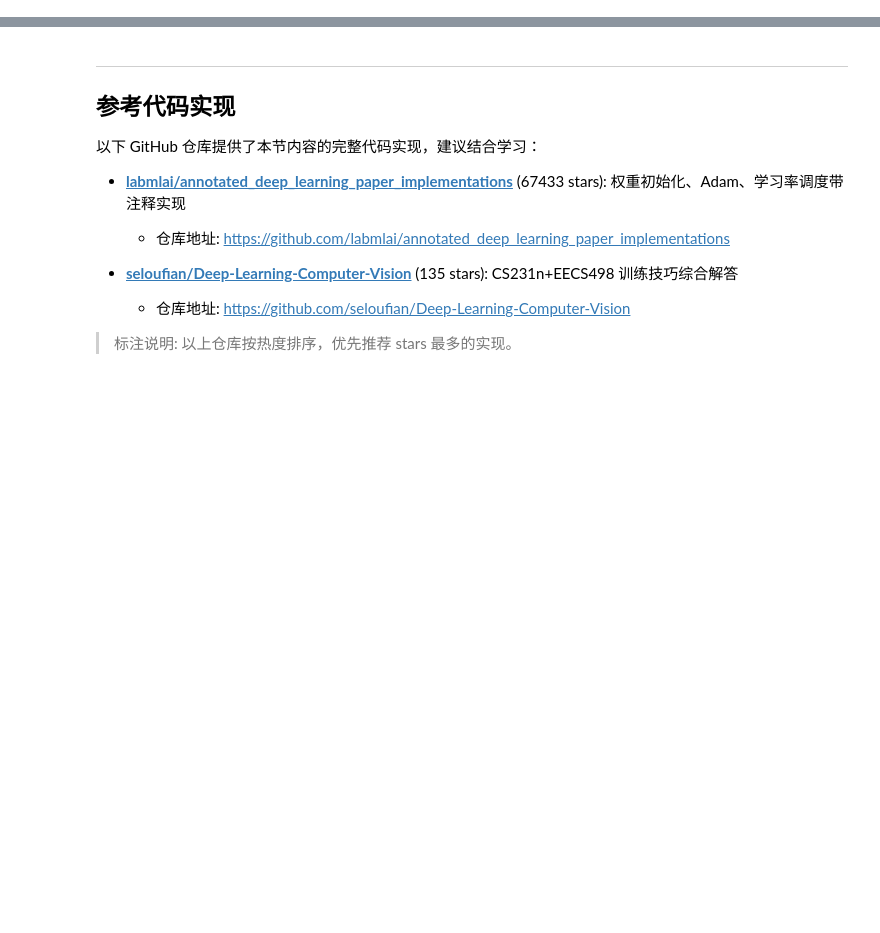
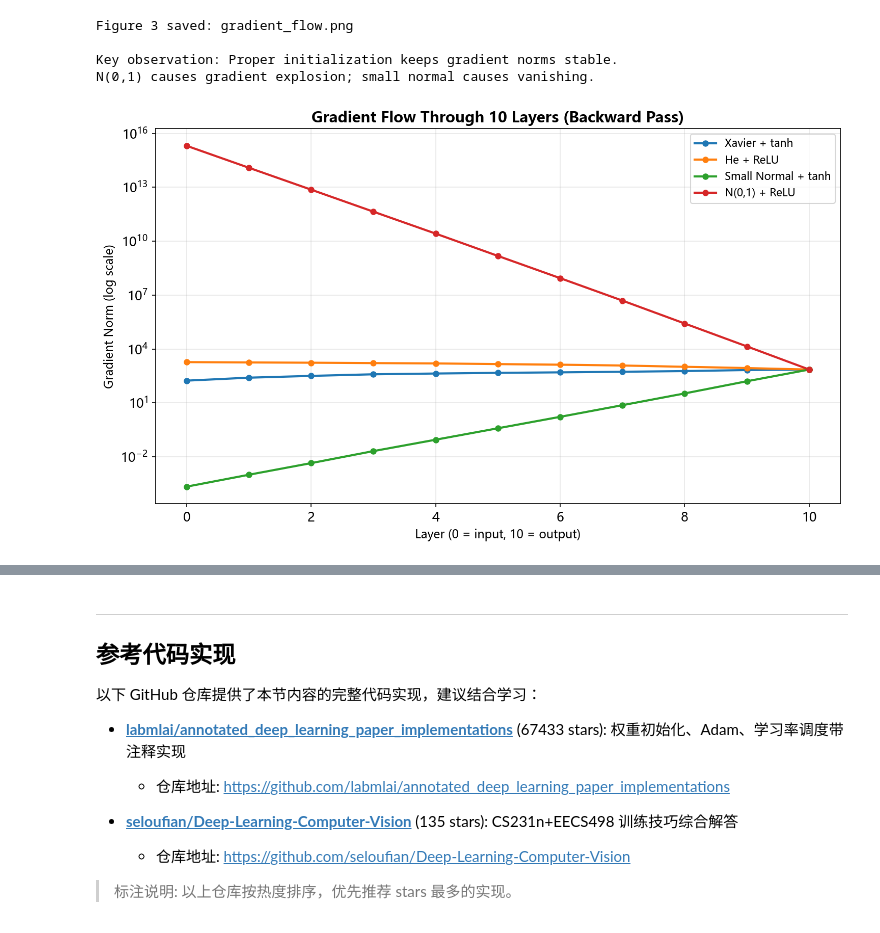
Before and after one commit to ZOUMDA28/-CS231n-, a Jupyter notebook: notebooks/part2-cnn-vision/lecture-07-training-nn/practice.ipynb, the cells around one changed output, grey strips where cells are left out. Drawn from its saved outputs; the diff is of its cells as text; code cells hidden in the pictures; blank space fills up the shorter version.

```diff
--- a/notebooks/part2-cnn-vision/lecture-07-training-nn/practice.ipynb
+++ b/notebooks/part2-cnn-vision/lecture-07-training-nn/practice.ipynb
@@ -78,0 +326,62 @@
+# %%
+# ============================================================
+# Experiment 3: Gradient Flow Through Backward Pass
+# ============================================================
+
+def backward_track_gradient(Ws, x, activation, act_grad_fn):
+    """Track gradient magnitude through backward pass."""
+    # Forward pass
+    activations = [x.copy()]
+    pre_acts = []
+    a = x.copy()
+    for W in Ws:
+        z = a @ W
+        pre_acts.append(z)
+        a = activation(z)
+        activations.append(a)
+    # Backward pass
+    grad = np.ones_like(activations[-1])
+    grad_norms = [np.linalg.norm(grad)]
+    for i in range(len(Ws) - 1, -1, -1):
+        grad = grad * act_grad_fn(pre_acts[i])
+        grad = grad @ Ws[i].T
+        grad_norms.append(np.linalg.norm(grad))
+    grad_norms.reverse()
+    return grad_norms
+
+
+fig, ax = plt.subplots(figsize=(10, 6))
+
+test_cases = [
+    ('Xavier + tanh', init_xavier_normal, tanh, tanh_grad),
+    ('He + ReLU', init_he_normal, relu, relu_grad),
+    ('Small Normal + tanh', init_small_normal, tanh, tanh_grad),
+    ('N(0,1) + ReLU', lambda a, b: np.random.randn(a, b), relu, relu_grad),
+]
+
+for name, init_fn, act_fn, grad_fn in test_cases:
+    np.random.seed(42)
+    Ws = [init_fn(n_units, n_units) for _ in range(n_layers)]
+    grad_norms = backward_track_gradient(Ws, x, act_fn, grad_fn)
+    layers = list(range(len(grad_norms)))
+    ax.plot(layers, grad_norms, 'o-', linewidth=2, markersize=5, label=name)
+
+ax.set_xlabel('Layer (0 = input, 10 = output)', fontsize=11)
+ax.set_ylabel('Gradient Norm (log scale)', fontsize=11)
+ax.set_title('Gradient Flow Through 10 Layers (Backward Pass)',
+             fontsize=14, fontweight='bold')
+ax.set_yscale('log')
+ax.legend(fontsize=10)
+ax.grid(True, alpha=0.3)
+plt.tight_layout()
+fig.savefig(fig_dir + '/gradient_flow.png', dpi=150, bbox_inches='tight')
+plt.show()
+print("Figure 3 saved: gradient_flow.png")
+print("\nKey observation: Proper initialization keeps gradient norms stable.")
+print("N(0,1) causes gradient explosion; small normal causes vanishing.")
+# %% [output]
+Figure 3 saved: gradient_flow.png
+
+Key observation: Proper initialization keeps gradient norms stable.
+N(0,1) causes gradient explosion; small normal causes vanishing.
+[figure, added]
```
Also changed, not shown: parts of 85 cells of this notebook, 36 other files.
